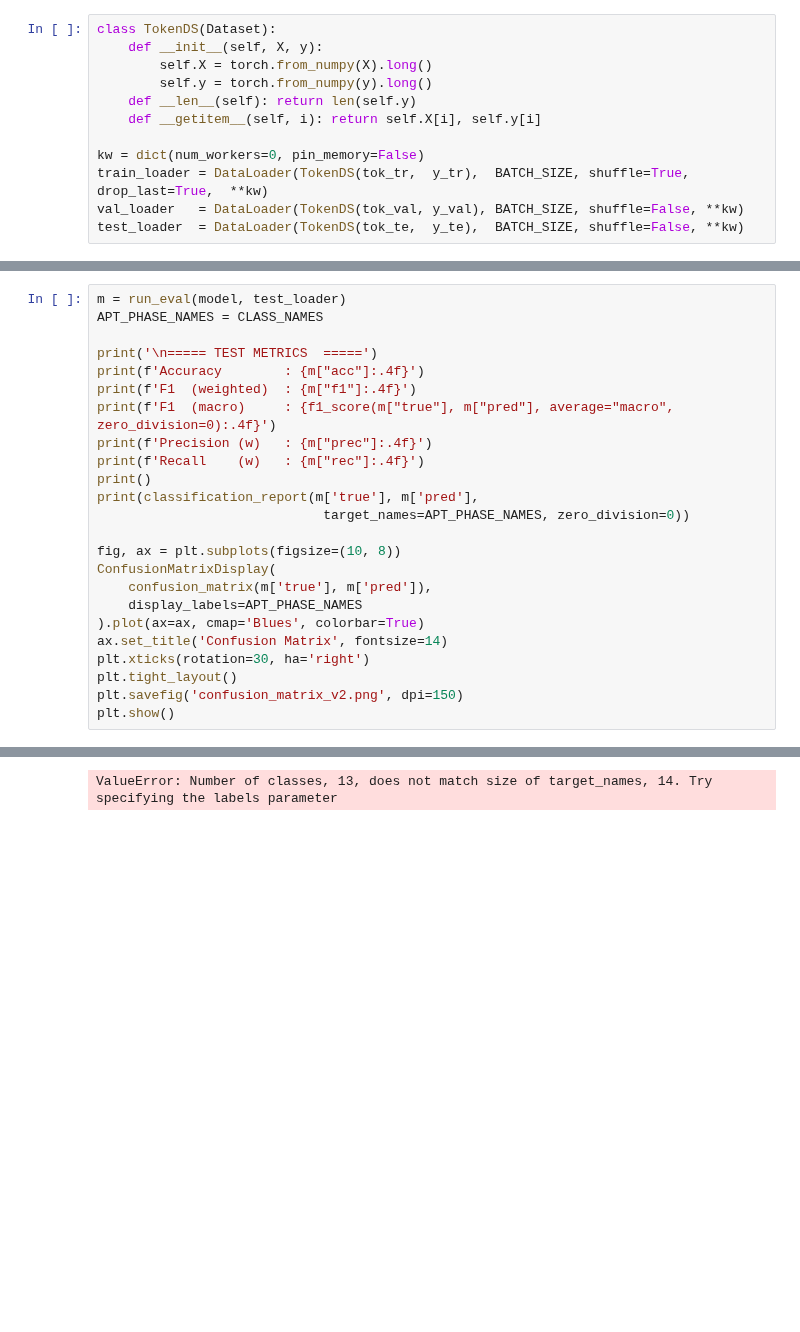
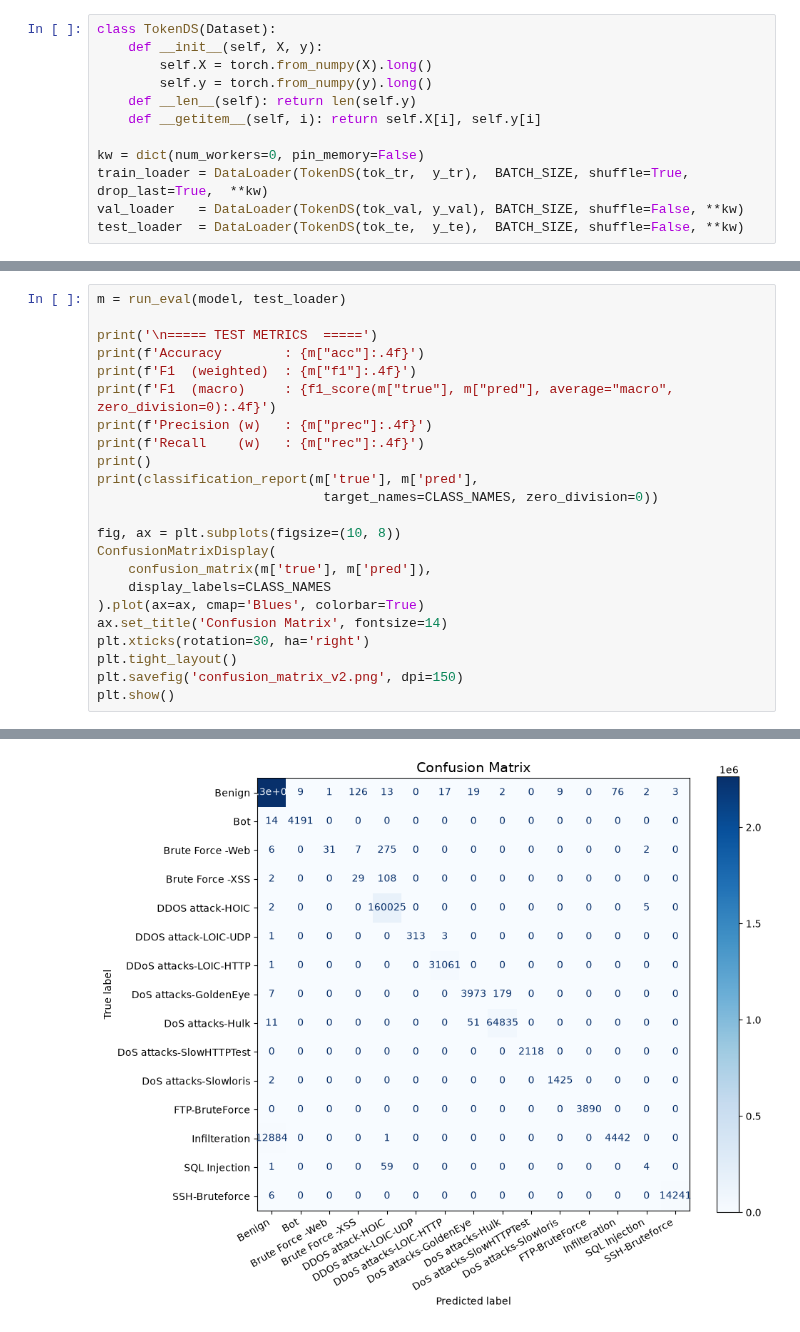
Before and after one commit to Chicothecat/Paper_1, a Jupyter notebook: git_data/Model/Our model/STID-IDS.ipynb, the cells around one changed output, grey strips where cells are left out. Drawn from its saved outputs; the diff is of its cells as text; blank space fills up the shorter version.

```diff
--- a/git_data/Model/Our model/STID-IDS.ipynb
+++ b/git_data/Model/Our model/STID-IDS.ipynb
@@ -570,6 +914,5 @@ KeyboardInterrupt:
 # %%
 m = run_eval(model, test_loader)
-APT_PHASE_NAMES = CLASS_NAMES
 
 print('\n===== TEST METRICS  =====')
 print(f'Accuracy        : {m["acc"]:.4f}')
@@ -579,12 +922,12 @@ print(f'Precision (w)   : {m["prec"]:.4f}')
 print(f'Recall    (w)   : {m["rec"]:.4f}')
 print()
 print(classification_report(m['true'], m['pred'],
-                             target_names=APT_PHASE_NAMES, zero_division=0))
+                             target_names=CLASS_NAMES, zero_division=0))
 
 fig, ax = plt.subplots(figsize=(10, 8))
 ConfusionMatrixDisplay(
     confusion_matrix(m['true'], m['pred']),
-    display_labels=APT_PHASE_NAMES
+    display_labels=CLASS_NAMES
 ).plot(ax=ax, cmap='Blues', colorbar=True)
 ax.set_title('Confusion Matrix', fontsize=14)
 plt.xticks(rotation=30, ha='right')
@@ -601,4 +955,4 @@ Recall    (w)   : 0.9127
-ValueError: Number of classes, 13, does not match size of target_names, 14. Try specifying the labels parameter
+[figure, added]
 # %%
 import matplotlib.pyplot as plt
 import numpy as np
```
Also changed, not shown: parts of 8 cells of this notebook.
